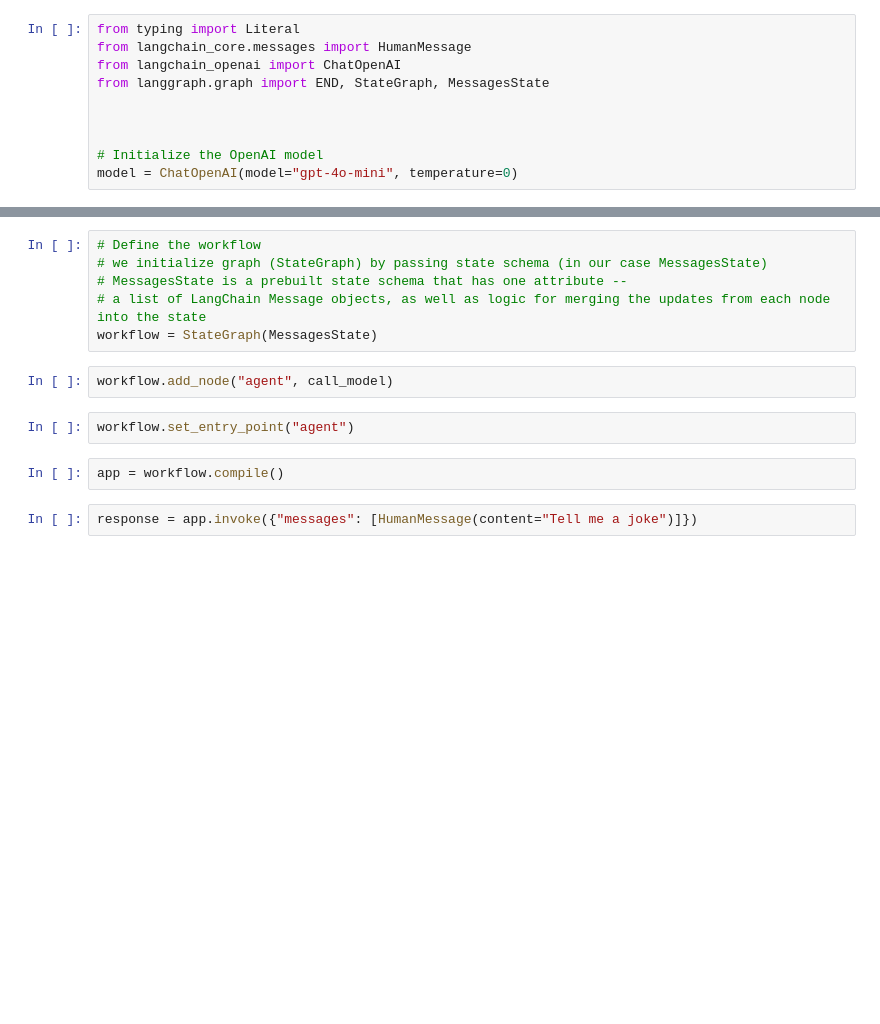
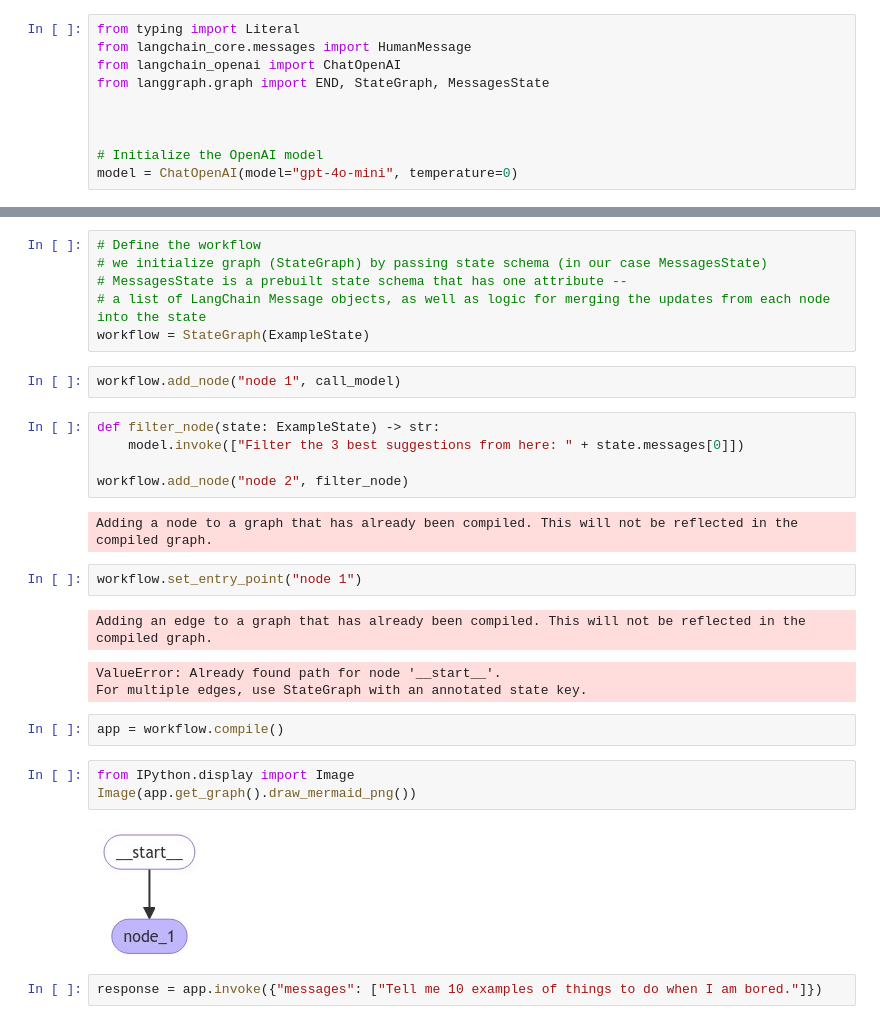
Before and after one commit to hli8nova/oreilly-langgraph, a Jupyter notebook: notebooks/2.0-nodes-in-langgraph.ipynb, the cells around one changed output, grey strips where cells are left out. Cells and saved outputs as stored; diff of their text form; blank space fills up the shorter version.

```diff
--- a/notebooks/2.0-nodes-in-langgraph.ipynb
+++ b/notebooks/2.0-nodes-in-langgraph.ipynb
@@ -19,15 +26,31 @@ def call_model(state: MessagesState):
 # we initialize graph (StateGraph) by passing state schema (in our case MessagesState)
 # MessagesState is a prebuilt state schema that has one attribute --
 # a list of LangChain Message objects, as well as logic for merging the updates from each node into the state
-workflow = StateGraph(MessagesState)
+workflow = StateGraph(ExampleState)
 # %%
-workflow.add_node("agent", call_model)
+workflow.add_node("node 1", call_model)
+# %%
+def filter_node(state: ExampleState) -> str:
+    model.invoke(["Filter the 3 best suggestions from here: " + state.messages[0]])
+
+workflow.add_node("node 2", filter_node)
+# %% [output]
+Adding a node to a graph that has already been compiled. This will not be reflected in the compiled graph.
 # %%
-workflow.set_entry_point("agent")
+workflow.set_entry_point("node 1")
+# %% [output]
+Adding an edge to a graph that has already been compiled. This will not be reflected in the compiled graph.
+ValueError: Already found path for node '__start__'.
+For multiple edges, use StateGraph with an annotated state key.
 # %%
 app = workflow.compile()
+# %%
+from IPython.display import Image
+Image(app.get_graph().draw_mermaid_png())
+# %% [output]
+[figure, added]
 # %%
-response = app.invoke({"messages": [HumanMessage(content="Tell me a joke")]})
+response = app.invoke({"messages": ["Tell me 10 examples of things to do when I am bored."]})
 # %%
 response['messages'][-1].content
 # %% [output]
```
Also changed, not shown: parts of 2 cells of this notebook, 16 other files.
